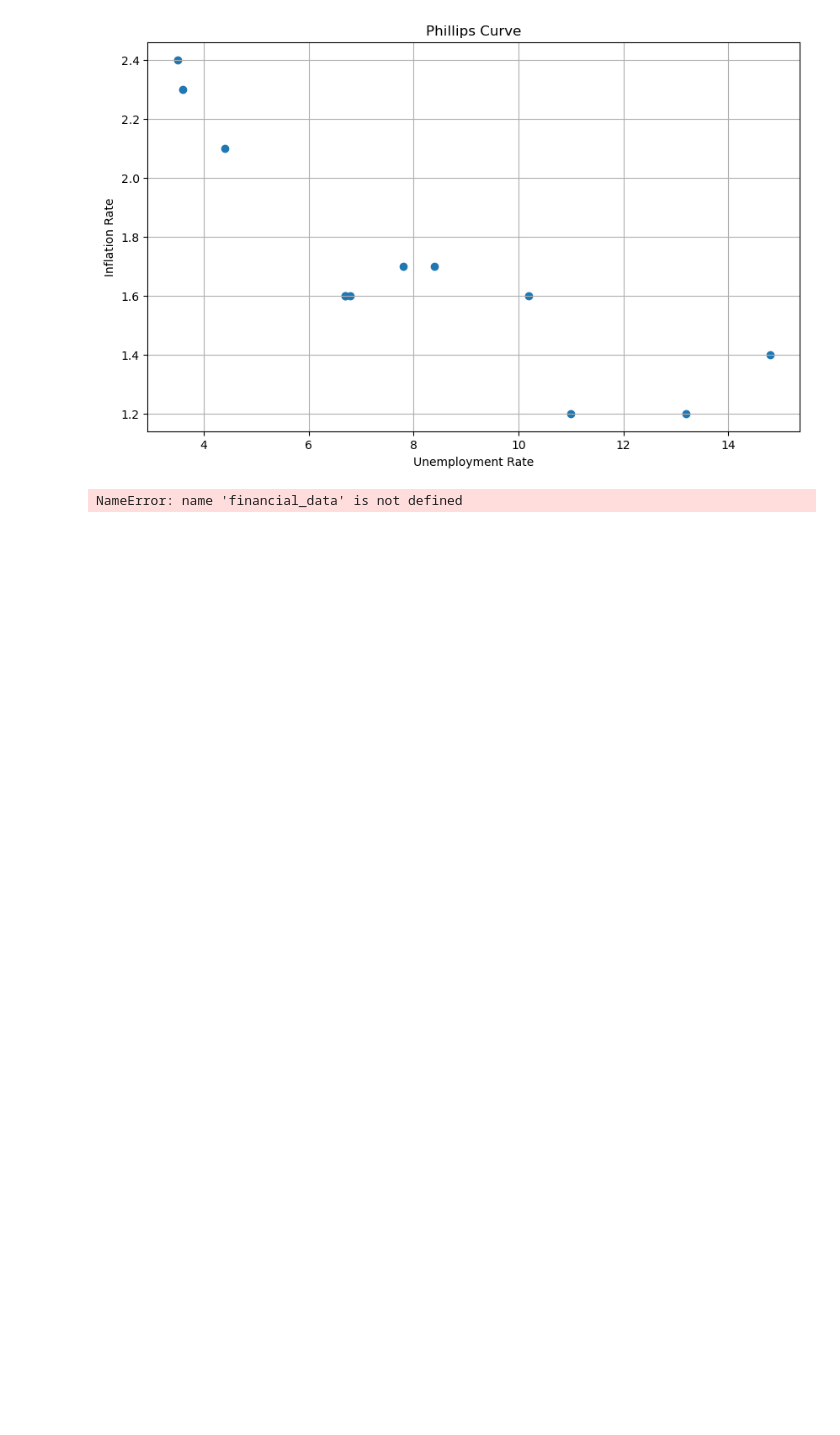
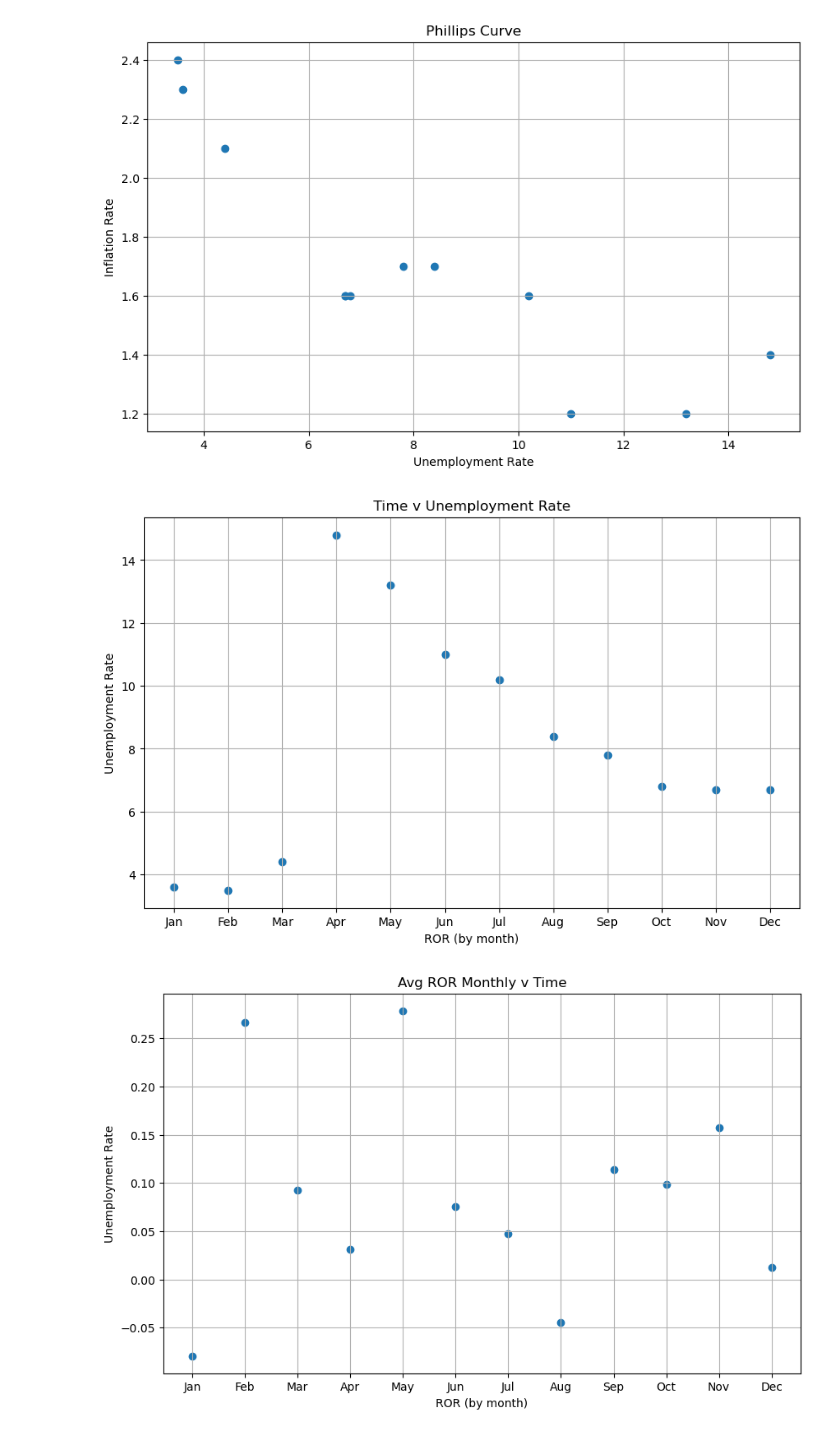
Before and after one commit to icherniavskyi/project-1, a Jupyter notebook: data_analysis.ipynb, the cells around one changed output. Saved outputs shown, nothing was run; the diff lists cells and outputs as text; code cells hidden in the pictures; blank space fills up the shorter version.

```diff
--- a/data_analysis.ipynb
+++ b/data_analysis.ipynb
@@ -287,10 +287,10 @@ dtype: object
 #Monthly ROR of all REITS from S&P500
 # AMT ja-dec ROR /12 = avg ROR for amt in one year
 # jan (all stock ROR) / 12 = avg all reits performance for the month
-del final_stock['symbol']
-stock_month_avg = final_stock.groupby(['Date'], as_index=False).mean()
-stock_month_avg['Order'] = stock_month_avg['Date'].map(month_order)
-final_stock_month_avg = stock_month_avg.sort_values(by=['Order']).drop(columns=["Order", "Close", "High", "Low", "Open", "Volume"])
+
+Stock_ROR_month = final_stock.groupby(["Date"],as_index=False).mean()
+Stock_ROR_month['Order'] =Stock_ROR_month['Date'].map(month_order)
+final_stock_month_avg  = Stock_ROR_month.sort_values(by=['Order']).drop(columns=["Order", "Close", "High", "Low", "Open", "Volume"])
 final_stock_month_avg = final_stock_month_avg.reset_index(drop=True)
 final_stock_month_avg
 # %% [output]
@@ -311,16 +323,26 @@ plt.show()
 # %%
 #Unemp vs ror
 
 # Merge dataframes on 'Date' column
-merged_data = pd.merge(final_stock, unemplotment_trnsp, on='Date')
+unemror_data = pd.merge(final_stock_month_avg, unemplotment_trnsp, on='Date')
 
 # Plot Monthly Rate of Return vs Unemployment Rate
 plt.figure(figsize=(10, 6))
-plt.plot(phillips_data['Unemployment Rate'], phillips_data['Inflation Rate'], marker='o')
-plt.title('Phillips Curve')
-plt.xlabel('Unemployment Rate')
-plt.ylabel('Inflation Rate')
+plt.scatter(unemror_data['Date'], unemror_data['Unemployment Rate'], marker='o')
+plt.title('Time v Unemployment Rate')
+plt.xlabel('ROR (by month)')
+plt.ylabel('Unemployment Rate')
 plt.grid(True)
 plt.show()
+
+
+plt.figure(figsize=(10, 6))
+plt.scatter(unemror_data['Date'], unemror_data['ROR (by month)'], marker='o')
+plt.title('Avg ROR Monthly v Time')
+plt.xlabel('ROR (by month)')
+plt.ylabel('Unemployment Rate')
+plt.grid(True)
+plt.show()
 # %% [output]
-NameError: name 'financial_data' is not defined
+[figure, added]
+[figure, added]
```
Also changed, not shown: parts of 4 cells of this notebook.
